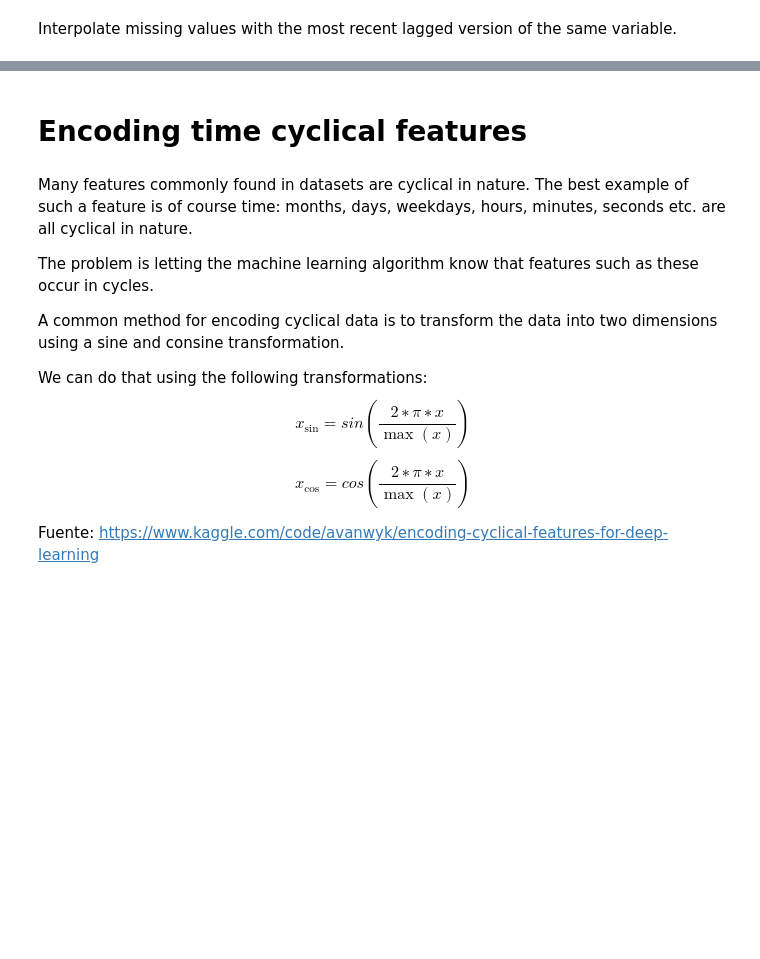
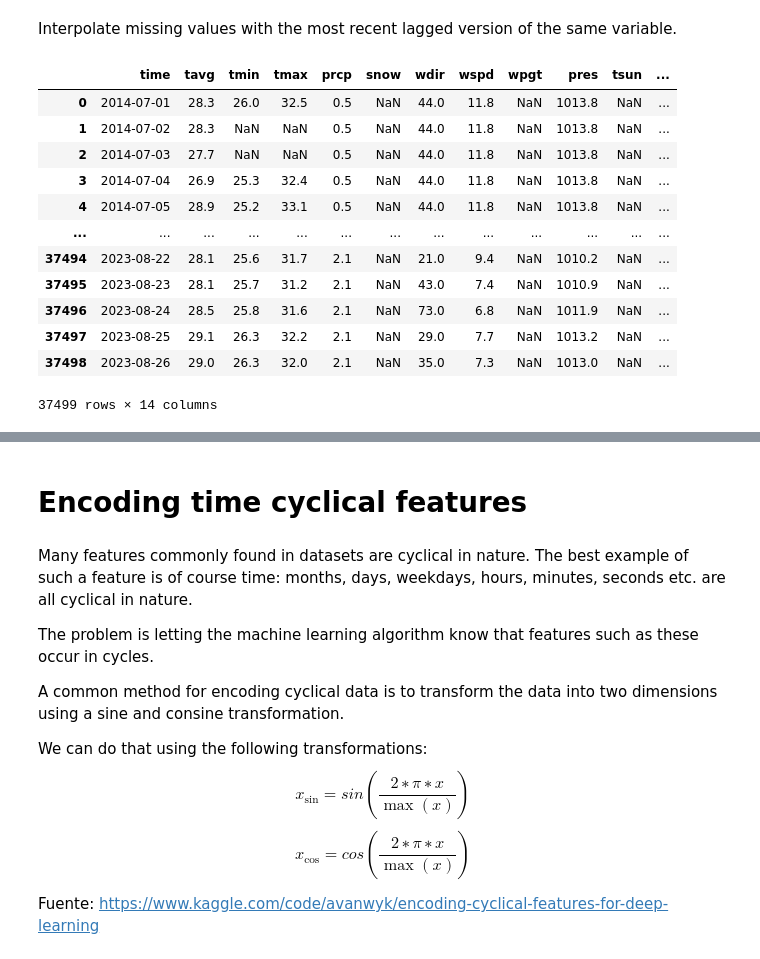
Before and after one commit to josegarciav/Datathon_BDO_2023, a Jupyter notebook: Feature_Engineering.ipynb, the cells around one changed output, grey strips where cells are left out. Drawn from its saved outputs; the diff is of its cells as text; code cells hidden in the pictures; blank space fills up the shorter version.

```diff
--- a/Feature_Engineering.ipynb
+++ b/Feature_Engineering.ipynb
@@ -765,0 +763,36 @@ Interpolate missing values with the most recent lagged version of the same varia
+# %%
+temperature_daily2 = temperature_daily.copy()
+temperature_daily2.sort_values(by= "time")
+# Interpolate missing values in the 'tavg' column within each group defined by the 'DESCRIPCION' column
+
+# Average Temperature
+temperature_daily2['tavg'] = temperature_daily2.groupby('DESCRIPCION')['tavg'].fillna(method='ffill')
+temperature_daily2['tavg'] = temperature_daily2.groupby('DESCRIPCION')['tavg'].fillna(method='bfill')
+# Total Precipitation
+temperature_daily2['prcp'] = temperature_daily2.groupby('DESCRIPCION')['prcp'].fillna(method='ffill')
+temperature_daily2['prcp'] = temperature_daily2.groupby('DESCRIPCION')['prcp'].fillna(method='bfill')
+temperature_daily2['prcp'] = temperature_daily2.groupby('DESCRIPCION')['prcp'].fillna('mean')
+# Wind (From) Direction
+temperature_daily2['wdir'] = temperature_daily2.groupby('DESCRIPCION')['wdir'].fillna(method='ffill')
+temperature_daily2['wdir'] = temperature_daily2.groupby('DESCRIPCION')['wdir'].fillna(method='bfill')
+# Average Wind Speed
+temperature_daily2['wspd'] = temperature_daily2.groupby('DESCRIPCION')['wspd'].fillna(method='ffill')
+temperature_daily2['wspd'] = temperature_daily2.groupby('DESCRIPCION')['wspd'].fillna(method='bfill')
+# Sea-Level Air Pressure
+temperature_daily2['pres'] = temperature_daily2.groupby('DESCRIPCION')['pres'].fillna(method='ffill')
+temperature_daily2['pres'] = temperature_daily2.groupby('DESCRIPCION')['pres'].fillna(method='bfill')
+temperature_daily2
+# %% [output]
+|  | time | tavg | tmin | tmax | prcp | snow | wdir | wspd | wpgt | pres | tsun | ... |
+| 0 | 2014-07-01 | 28.3 | 26.0 | 32.5 | 0.5 | NaN | 44.0 | 11.8 | NaN | 1013.8 | NaN | ... |
+| 1 | 2014-07-02 | 28.3 | NaN | NaN | 0.5 | NaN | 44.0 | 11.8 | NaN | 1013.8 | NaN | ... |
+| 2 | 2014-07-03 | 27.7 | NaN | NaN | 0.5 | NaN | 44.0 | 11.8 | NaN | 1013.8 | NaN | ... |
+| 3 | 2014-07-04 | 26.9 | 25.3 | 32.4 | 0.5 | NaN | 44.0 | 11.8 | NaN | 1013.8 | NaN | ... |
+| 4 | 2014-07-05 | 28.9 | 25.2 | 33.1 | 0.5 | NaN | 44.0 | 11.8 | NaN | 1013.8 | NaN | ... |
+| ... | ... | ... | ... | ... | ... | ... | ... | ... | ... | ... | ... | ... |
+| 37494 | 2023-08-22 | 28.1 | 25.6 | 31.7 | 2.1 | NaN | 21.0 | 9.4 | NaN | 1010.2 | NaN | ... |
+| 37495 | 2023-08-23 | 28.1 | 25.7 | 31.2 | 2.1 | NaN | 43.0 | 7.4 | NaN | 1010.9 | NaN | ... |
+| 37496 | 2023-08-24 | 28.5 | 25.8 | 31.6 | 2.1 | NaN | 73.0 | 6.8 | NaN | 1011.9 | NaN | ... |
+| 37497 | 2023-08-25 | 29.1 | 26.3 | 32.2 | 2.1 | NaN | 29.0 | 7.7 | NaN | 1013.2 | NaN | ... |
+| 37498 | 2023-08-26 | 29.0 | 26.3 | 32.0 | 2.1 | NaN | 35.0 | 7.3 | NaN | 1013.0 | NaN | ... |
+37499 rows × 14 columns
```
Also changed, not shown: parts of 21 cells of this notebook, 1 other file.
